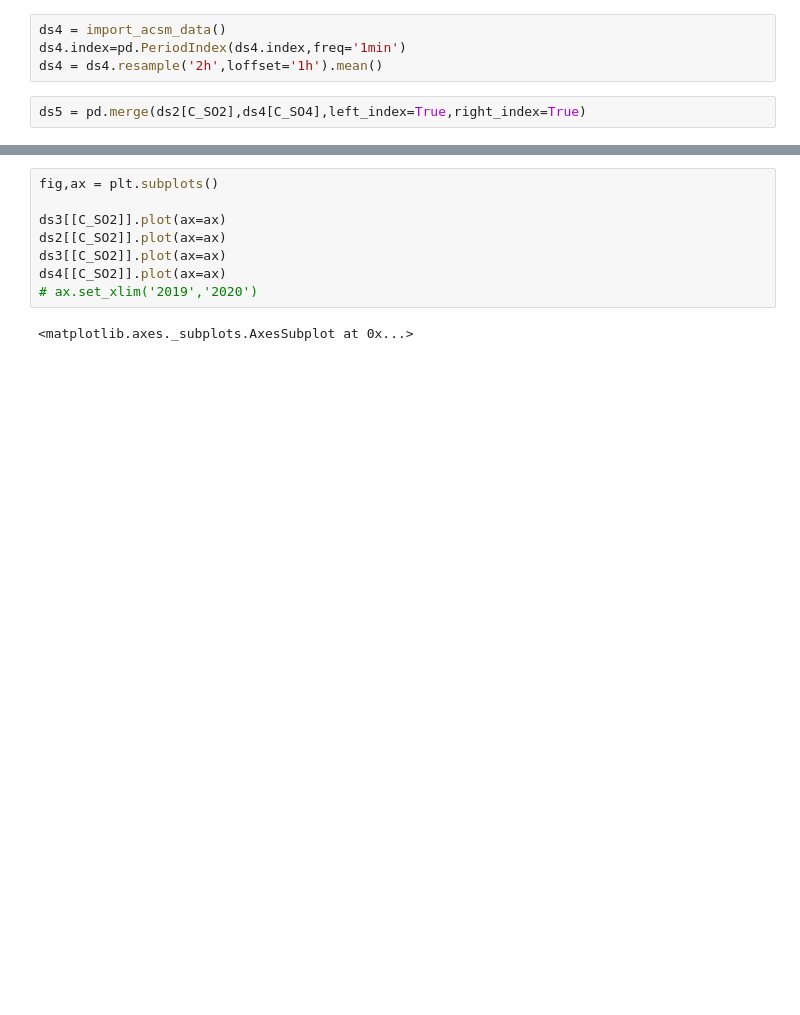
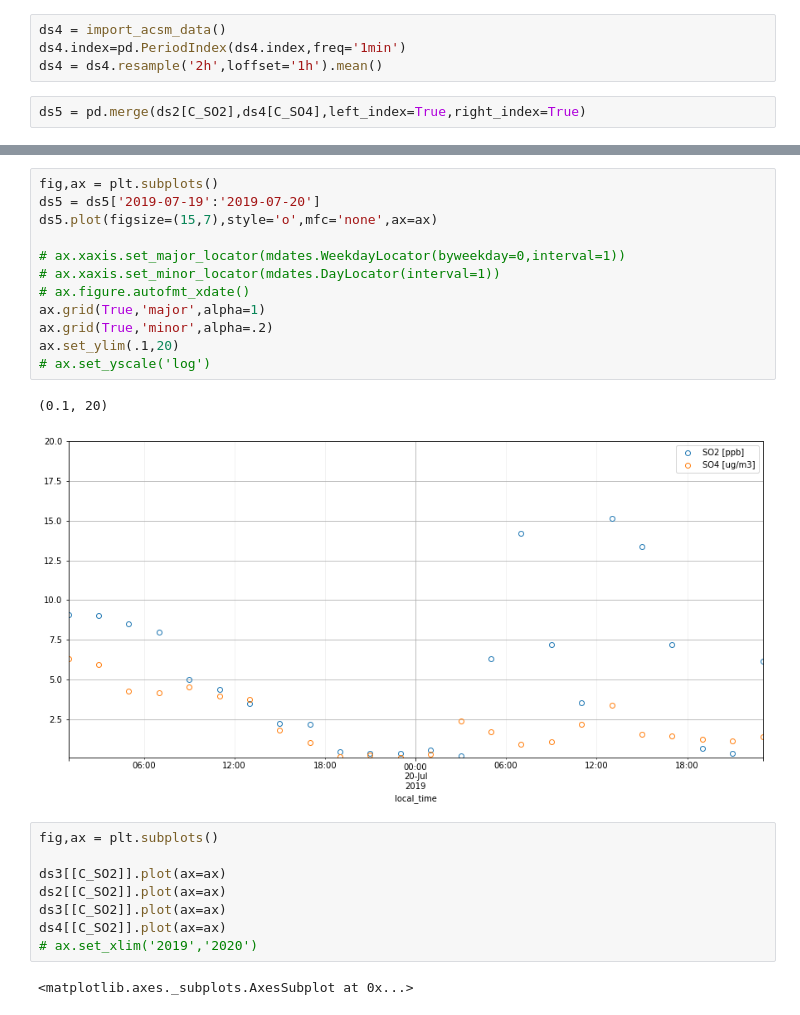
Before and after one commit to daliagachc/ubinas-2019, a Jupyter notebook: ubinas_2019/nbs/Untitled.ipynb, the cells around one changed output, grey strips where cells are left out. Cells and saved outputs as stored; diff of their text form; blank space fills up the shorter version.

```diff
--- a/ubinas_2019/nbs/Untitled.ipynb
+++ b/ubinas_2019/nbs/Untitled.ipynb
@@ -31,6 +36,21 @@ ax.set_ylim(.1,100)
 ax.set_yscale('log')
 # %% [output]
 [figure]
+# %%
+fig,ax = plt.subplots()
+ds5 = ds5['2019-07-19':'2019-07-20']
+ds5.plot(figsize=(15,7),style='o',mfc='none',ax=ax)
+
+# ax.xaxis.set_major_locator(mdates.WeekdayLocator(byweekday=0,interval=1))
+# ax.xaxis.set_minor_locator(mdates.DayLocator(interval=1))
+# ax.figure.autofmt_xdate()
+ax.grid(True,'major',alpha=1)
+ax.grid(True,'minor',alpha=.2)
+ax.set_ylim(.1,20)
+# ax.set_yscale('log')
+# %% [output]
+(0.1, 20)
+[figure, added]
 # %%
 fig,ax = plt.subplots()
 
```
Also changed, not shown: parts of 2 cells of this notebook, 4 other files.
